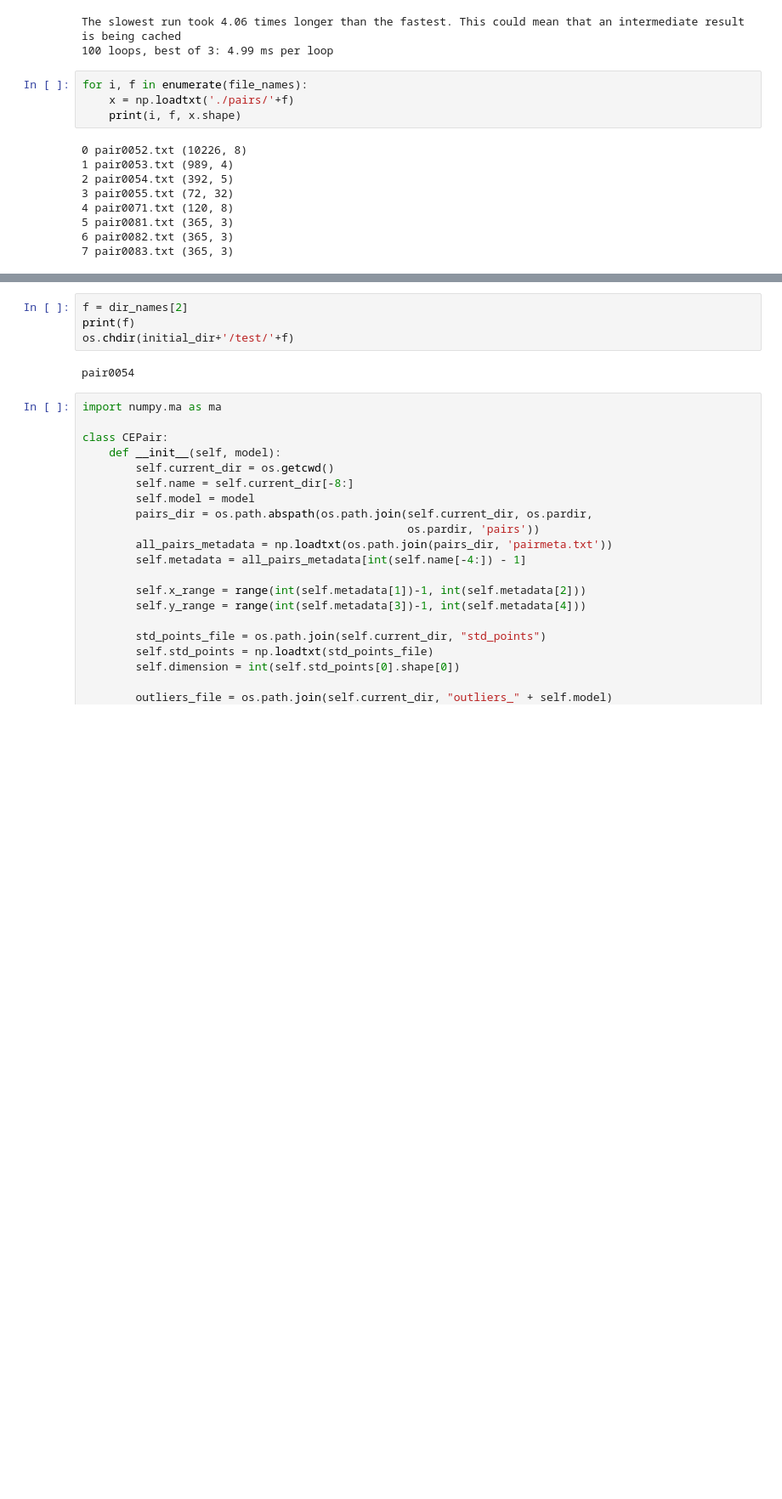
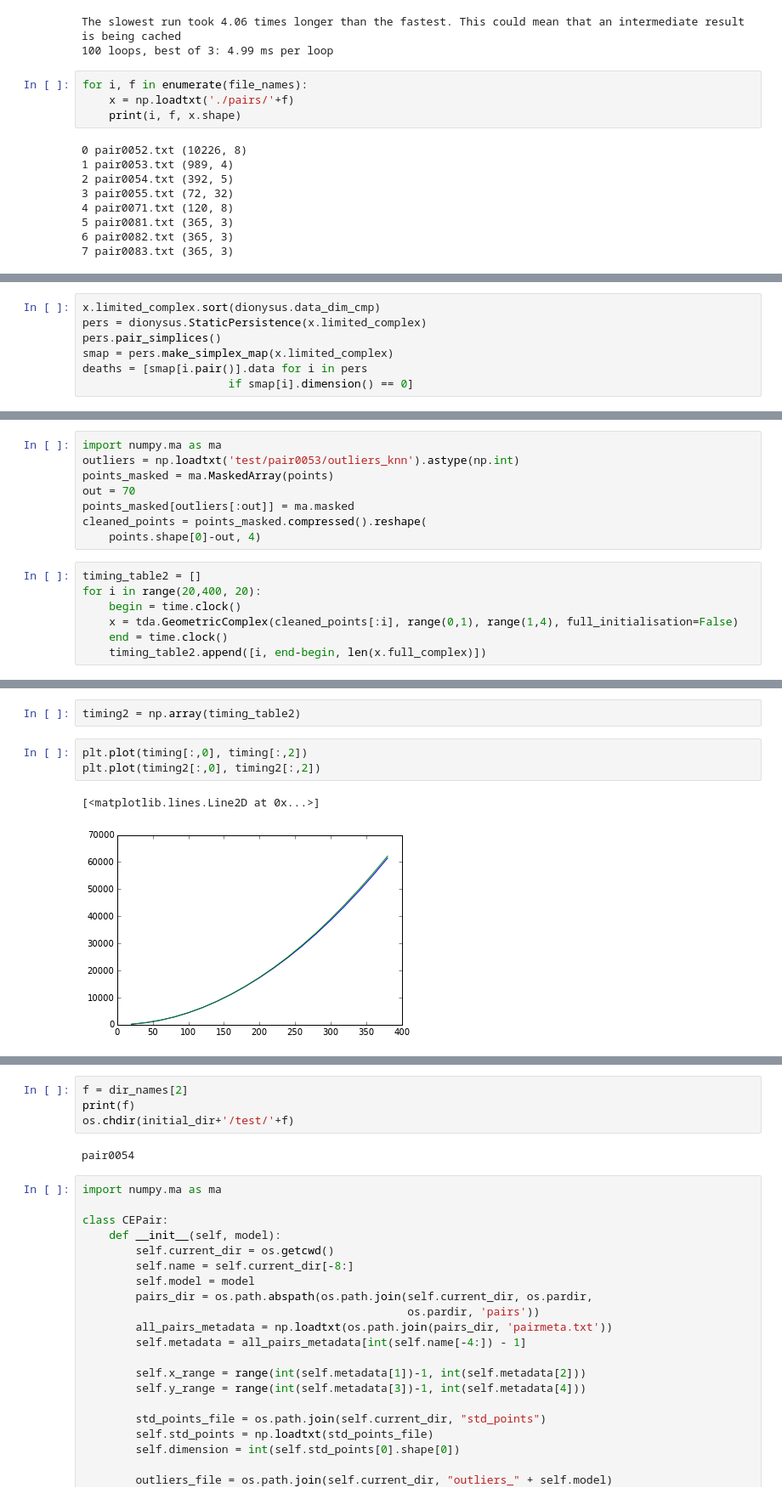
Before and after one commit to abulak/TDA-Cause-Effect-Pairs, a Jupyter notebook: Performance tuning - Rips Complex.ipynb, the cells around one changed output, grey strips where cells are left out. Shown: that part at 85% size. Saved outputs shown, nothing was run; the diff lists cells and outputs as text; blank space fills up the shorter version.

```diff
--- a/Performance tuning - Rips Complex.ipynb
+++ b/Performance tuning - Rips Complex.ipynb
@@ -96,0 +129,7 @@ for i, f in enumerate(file_names):
+# %%
+x.limited_complex.sort(dionysus.data_dim_cmp)
+pers = dionysus.StaticPersistence(x.limited_complex)
+pers.pair_simplices()
+smap = pers.make_simplex_map(x.limited_complex)
+deaths = [smap[i.pair()].data for i in pers
+                      if smap[i].dimension() == 0]
@@ -96,0 +140,15 @@ for i, f in enumerate(file_names):
+# %%
+import numpy.ma as ma
+outliers = np.loadtxt('test/pair0053/outliers_knn').astype(np.int)
+points_masked = ma.MaskedArray(points)
+out = 70
+points_masked[outliers[:out]] = ma.masked
+cleaned_points = points_masked.compressed().reshape(
+    points.shape[0]-out, 4)
+# %%
+timing_table2 = []
+for i in range(20,400, 20):
+    begin = time.clock()
+    x = tda.GeometricComplex(cleaned_points[:i], range(0,1), range(1,4), full_initialisation=False)
+    end = time.clock()
+    timing_table2.append([i, end-begin, len(x.full_complex)])
@@ -96,0 +180,8 @@ for i, f in enumerate(file_names):
+# %%
+timing2 = np.array(timing_table2)
+# %%
+plt.plot(timing[:,0], timing[:,2])
+plt.plot(timing2[:,0], timing2[:,2])
+# %% [output]
+[<matplotlib.lines.Line2D at 0x...>]
+[figure, added]
```
Also changed, not shown: parts of 8 cells of this notebook, 1 other file.
